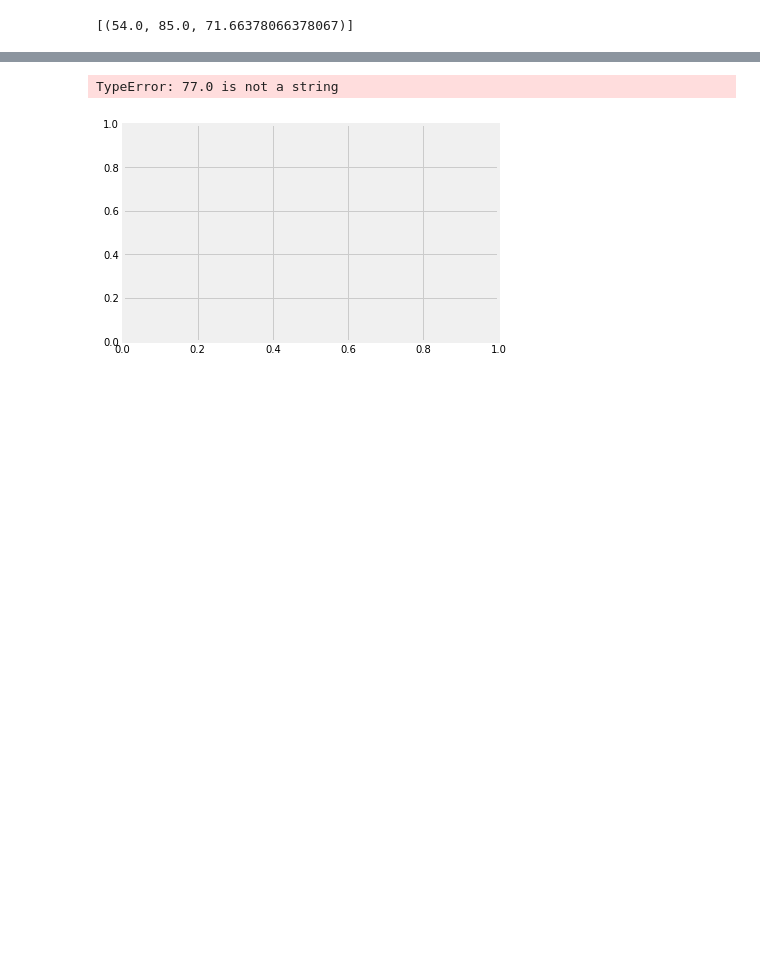
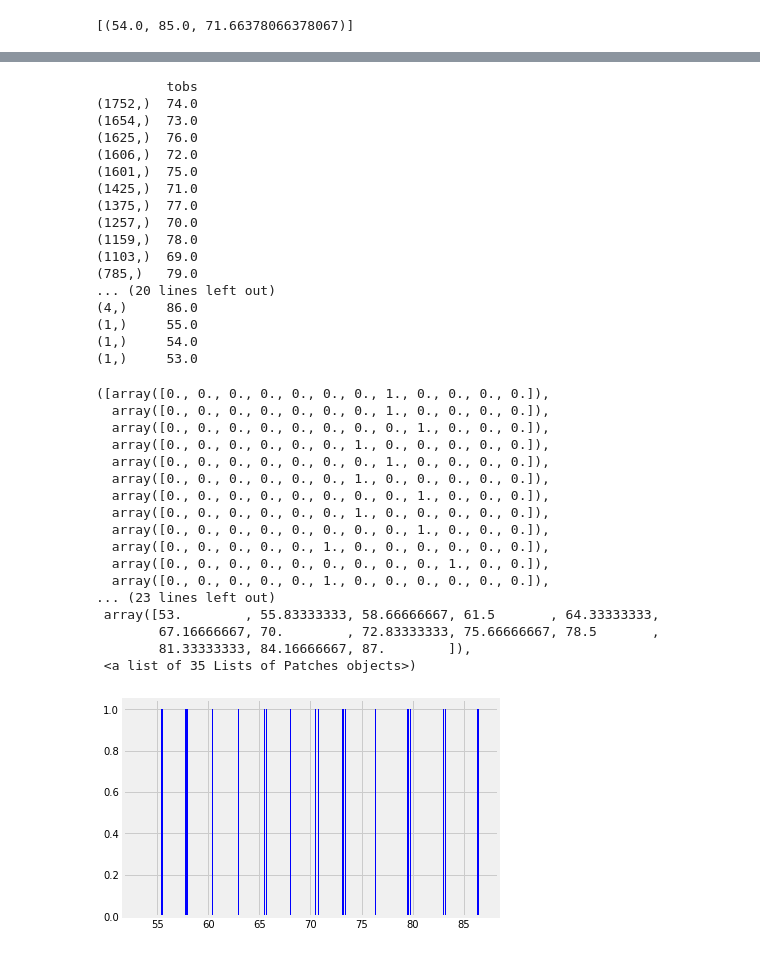
Before and after one commit to Yashwinie/bootcampspot-homework, a Jupyter notebook: sqlalchemy-challenge/ClimateAnalysis_YSS.ipynb, the cells around one changed output, grey strips where cells are left out. Drawn from its saved outputs; the diff is of its cells as text; code cells hidden in the pictures; blank space fills up the shorter version.

```diff
--- a/sqlalchemy-challenge/ClimateAnalysis_YSS.ipynb
+++ b/sqlalchemy-challenge/ClimateAnalysis_YSS.ipynb
@@ -169,25 +168,62 @@ data_previousyeartemp = session.query(Measurement.date, Measurement.tobs).\
 # %%
 #plotting the histogram, using similar approach as above
 
-previousyeartemp_df = pd.DataFrame(data_previousyeartemp, columns=['Date', 'Temperature'])
-previousyeartemp_df.set_index('Date')
-
 # Use Pandas Plotting with Matplotlib to plot the data
-
 #getting values for histogram
 
-temperaturescale = session.query(Measurement.tobs).\
+#The scale (i.e. x axis) of the graph should be range of the number of times that a
+#particular temperature was recorded.
+temperatureresults = session.query(Measurement.date, Measurement.tobs).\
     group_by(Measurement.tobs).order_by(func.count(Measurement.tobs).desc()).all()
 
+#The frequency (i.e. y axis) of the graph should be how many times a particular
+#tempearature was measured.
 temperaturefrequency  = session.query(func.count(Measurement.tobs)).\
     group_by(Measurement.tobs).order_by(func.count(Measurement.tobs).desc()).all()
 
-
 #plotting the histogram
-x = previousyeartemp_df
+x = temperaturescale
 y = temperaturefrequency
 
-previousyeartemp_df.plt.hist(x, bins=[10])
+activestation_df = pd.DataFrame(temperaturescale, temperaturefrequency)
+print(activestation_df)
+
+plt.hist(activestation_df, bins=12,
+         histtype='bar',
+         facecolor='b')
 # %% [output]
-TypeError: 77.0 is not a string
+         tobs
+(1752,)  74.0
+(1654,)  73.0
+(1625,)  76.0
+(1606,)  72.0
+(1601,)  75.0
+(1425,)  71.0
+(1375,)  77.0
+(1257,)  70.0
+(1159,)  78.0
+(1103,)  69.0
+(785,)   79.0
+... (20 lines left out)
+(4,)     86.0
+(1,)     55.0
+(1,)     54.0
+(1,)     53.0
+([array([0., 0., 0., 0., 0., 0., 0., 1., 0., 0., 0., 0.]),
+  array([0., 0., 0., 0., 0., 0., 0., 1., 0., 0., 0., 0.]),
+  array([0., 0., 0., 0., 0., 0., 0., 0., 1., 0., 0., 0.]),
+  array([0., 0., 0., 0., 0., 0., 1., 0., 0., 0., 0., 0.]),
+  array([0., 0., 0., 0., 0., 0., 0., 1., 0., 0., 0., 0.]),
+  array([0., 0., 0., 0., 0., 0., 1., 0., 0., 0., 0., 0.]),
+  array([0., 0., 0., 0., 0., 0., 0., 0., 1., 0., 0., 0.]),
+  array([0., 0., 0., 0., 0., 0., 1., 0., 0., 0., 0., 0.]),
+  array([0., 0., 0., 0., 0., 0., 0., 0., 1., 0., 0., 0.]),
+  array([0., 0., 0., 0., 0., 1., 0., 0., 0., 0., 0., 0.]),
+  array([0., 0., 0., 0., 0., 0., 0., 0., 0., 1., 0., 0.]),
+  array([0., 0., 0., 0., 0., 1., 0., 0., 0., 0., 0., 0.]),
+... (23 lines left out)
+ array([53.        , 55.83333333, 58.66666667, 61.5       , 64.33333333,
+        67.16666667, 70.        , 72.83333333, 75.66666667, 78.5       ,
+        81.33333333, 84.16666667, 87.        ]),
+ <a list of 35 Lists of Patches objects>)
-[figure, old version]
+[figure, new version]
```
Also changed, not shown: parts of 1 cell of this notebook.
